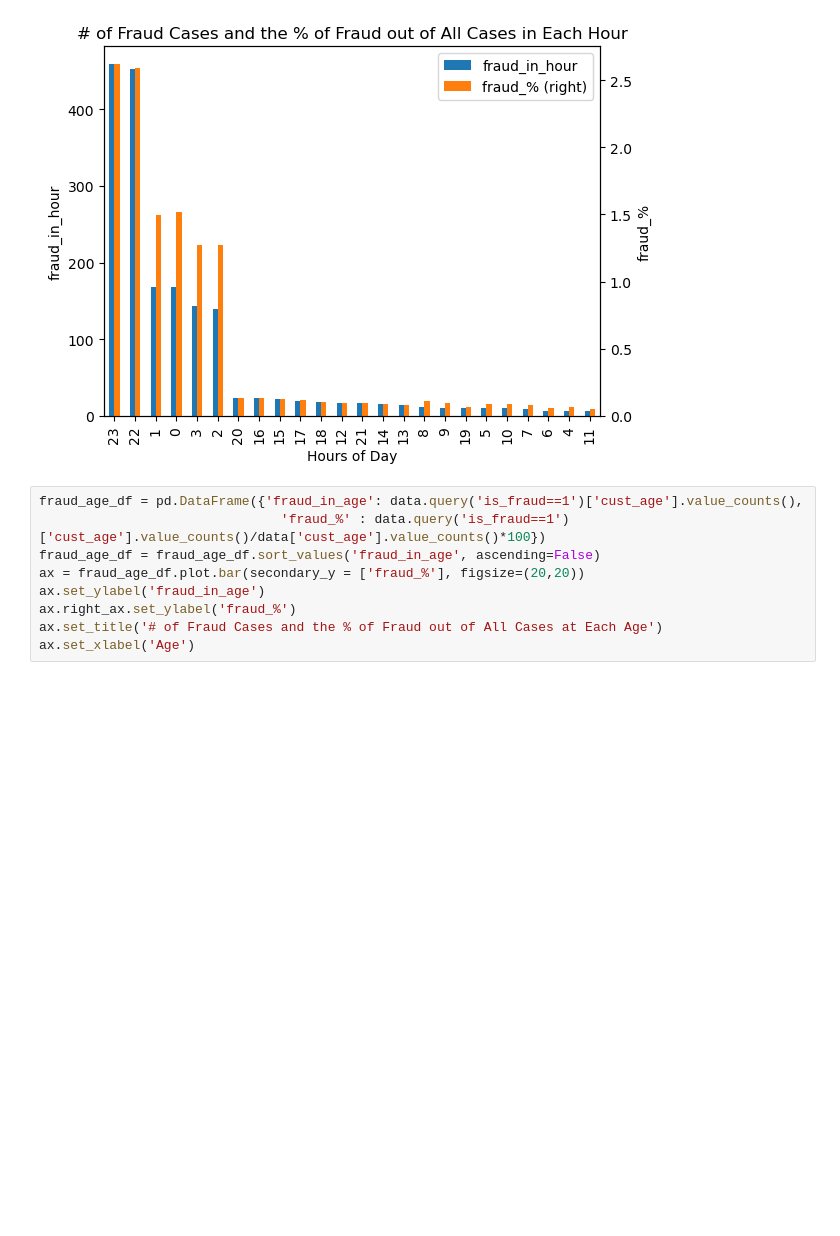
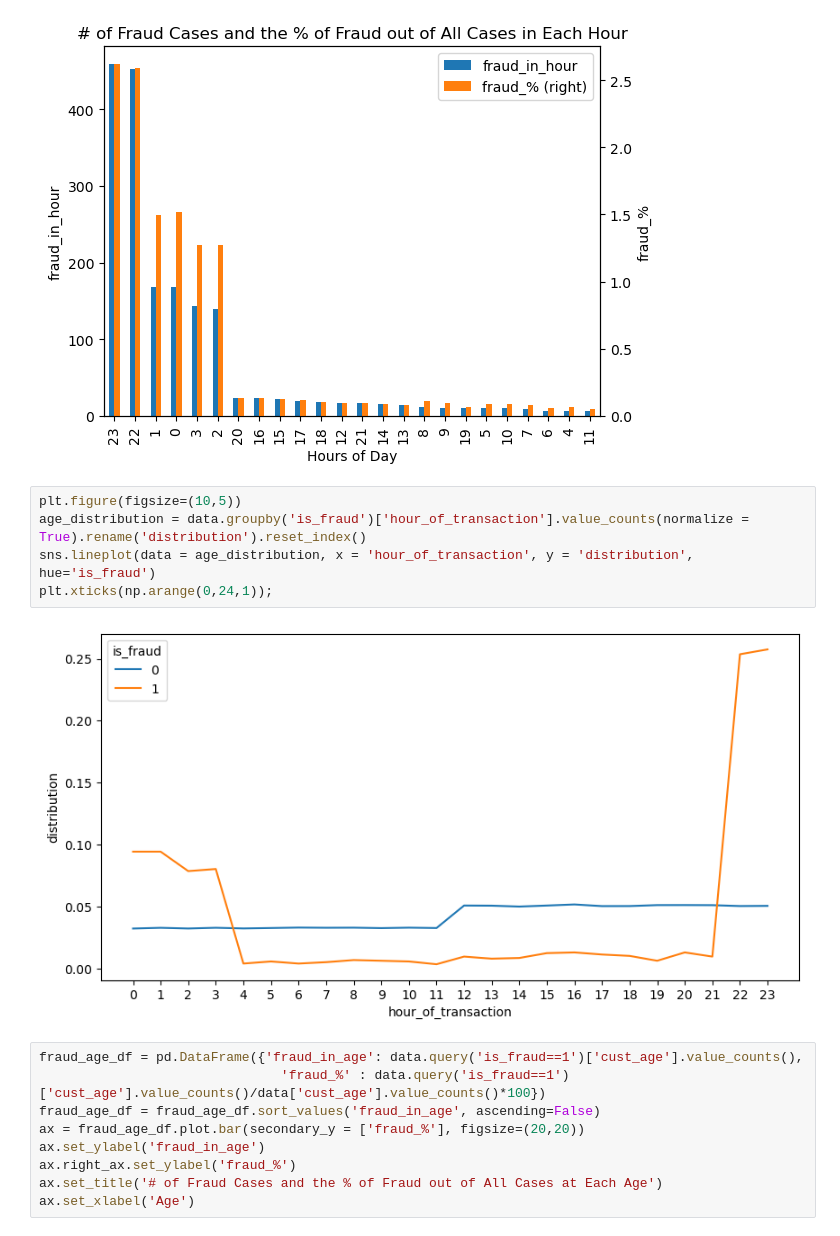
Before and after one commit to jalikens/CS484-DMA, a Jupyter notebook: Data_charts.ipynb, the cells around one changed output. Saved outputs shown, nothing was run; the diff lists cells and outputs as text; blank space fills up the shorter version.

```diff
--- a/Data_charts.ipynb
+++ b/Data_charts.ipynb
@@ -67,6 +126,13 @@ ax.set_xlabel('Hours of Day')
 # %% [output]
 Text(0.5, 0, 'Hours of Day')
 [figure]
+# %%
+plt.figure(figsize=(10,5))
+age_distribution = data.groupby('is_fraud')['hour_of_transaction'].value_counts(normalize = True).rename('distribution').reset_index()
+sns.lineplot(data = age_distribution, x = 'hour_of_transaction', y = 'distribution', hue='is_fraud')
+plt.xticks(np.arange(0,24,1));
+# %% [output]
+[figure, added]
 # %%
 fraud_age_df = pd.DataFrame({'fraud_in_age': data.query('is_fraud==1')['cust_age'].value_counts(),
                                'fraud_%' : data.query('is_fraud==1')['cust_age'].value_counts()/data['cust_age'].value_counts()*100})
```
Also changed, not shown: parts of 10 cells of this notebook, 1 other file.
